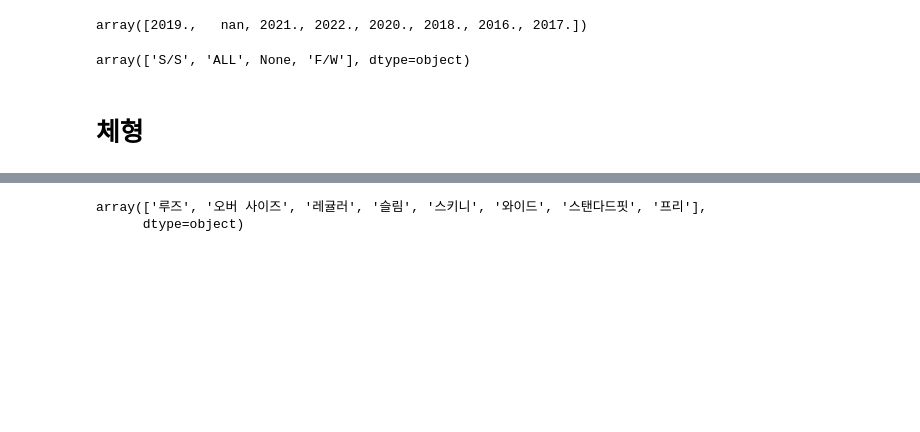
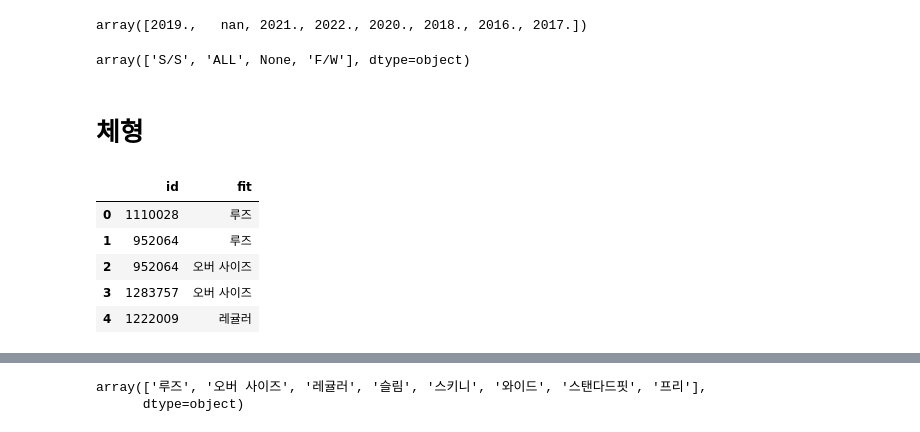
Before and after one commit to boostcampaitech3/final-project-level3-recsys-07, a Jupyter notebook: preprocessing/preprocessing_somi.ipynb, the cells around one changed output, grey strips where cells are left out. Cells and saved outputs as stored; diff of their text form; code cells hidden in the pictures; blank space fills up the shorter version.

```diff
--- a/preprocessing/preprocessing_somi.ipynb
+++ b/preprocessing/preprocessing_somi.ipynb
@@ -254,5 +264,13 @@ item_four_season = preprocessing_null_season_data(item, item_four_season)
 # %%
+item_fit = synchronize_with_item(item, item_fit)
 item_fit.head()
+# %% [output]
+|  | id | fit |
+| 0 | 1110028 | 루즈 |
+| 1 | 952064 | 루즈 |
+| 2 | 952064 | 오버 사이즈 |
+| 3 | 1283757 | 오버 사이즈 |
+| 4 | 1222009 | 레귤러 |
 # %%
 plt.title('fit info')
 ax = sns.countplot(x='fit', data=item_fit, order=['스키니', '슬림', '레귤러', '루즈', '오버 사이즈'])
```
Also changed, not shown: parts of 8 cells of this notebook, 6 other files.
